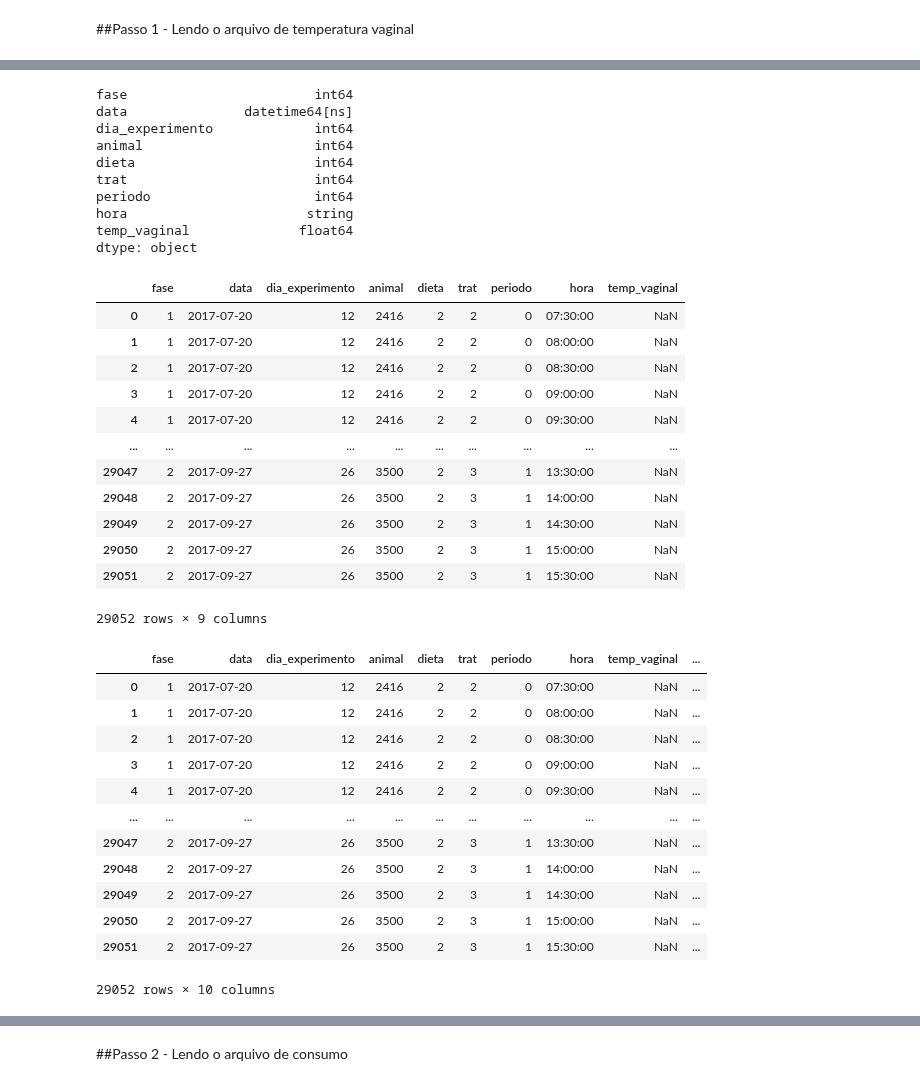
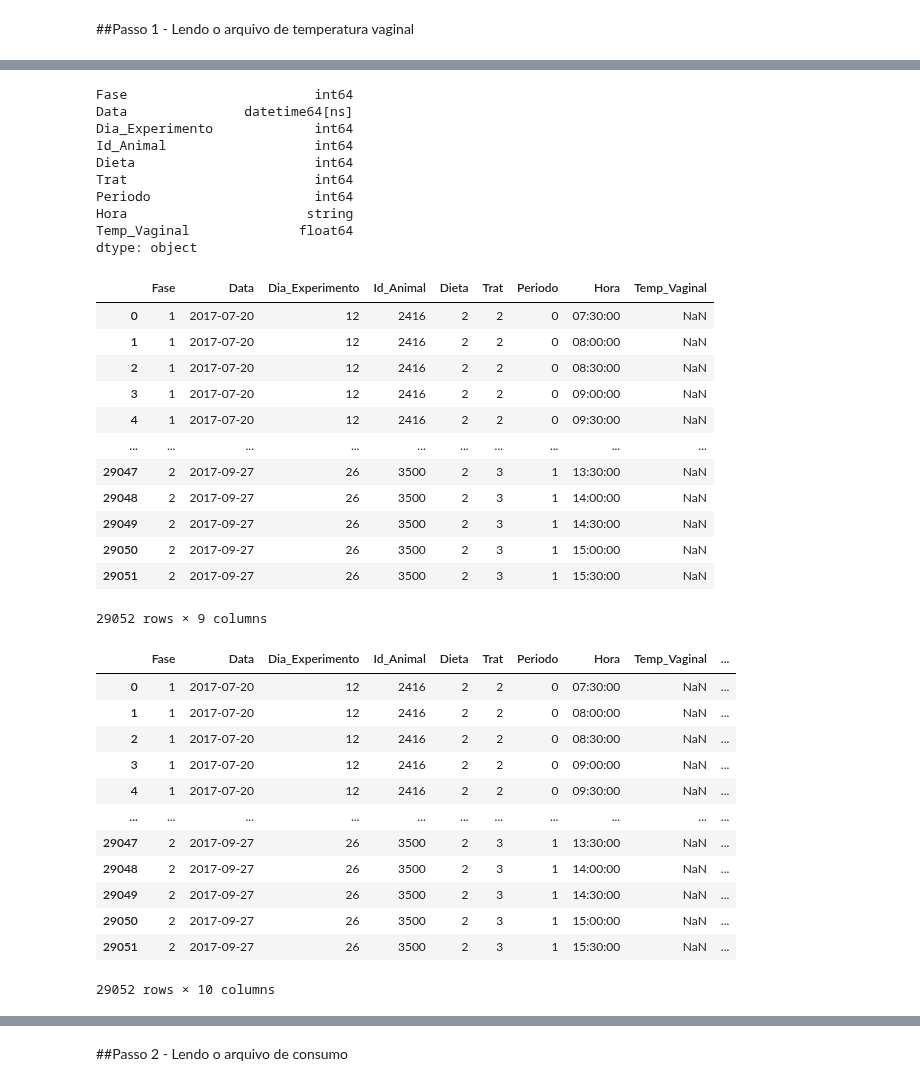
Before and after one commit to InstitutodaVinci3/vancouver, a Jupyter notebook: MedMepNewData.ipynb, the cells around one changed output, grey strips where cells are left out. Saved outputs shown, nothing was run; the diff lists cells and outputs as text; code cells hidden in the pictures.

```diff
--- a/MedMepNewData.ipynb
+++ b/MedMepNewData.ipynb
@@ -44,7 +44,7 @@ drive.mount('/content/drive')
 # %%
 #tv = pd.read_excel('/content/drive/MyDrive/MedMep/New_Data_ XLSX/TEMPERATURA_VAGINAL.xlsx')
 tv = pd.read_excel('https://raw.githubusercontent.com/InstitutodaVinci3/Vancouver/master/Experimento/TEMPERATURA_VAGINAL.xlsx'
-, names=["fase", "data", "dia_experimento", "animal", "dieta", "trat", "periodo", "hora", "temp_vaginal"])
+, names=["Fase", "Data", "Dia_Experimento", "Id_Animal", "Dieta", "Trat", "Periodo", "Hora", "Temp_Vaginal"])
 tv
 #tv = pd.read_excel(path +'TEMPERATURA_VAGINAL.xlsx', names=["fase", "data", "dia_experimento", "animal", "dieta", "trat", "periodo", "hora", "temp_vaginal"])
 # %% [output]
@@ -62,28 +62,28 @@ tv
 | 29051 | 2 | 2017-09-27 | 26 | 3500 | 2 | 3 | 1 | 1900-01-11 15:30:00 | NaN |
 29052 rows × 9 columns
 # %%
-tv['hora']=tv['hora'].astype('string')
+tv['Hora']=tv['Hora'].astype('string')
 # %%
 tv.dtypes
 # %% [output]
-fase                        int64
-data               datetime64[ns]
-dia_experimento             int64
-animal                      int64
-dieta                       int64
-trat                        int64
-periodo                     int64
-hora                       string
-temp_vaginal              float64
+Fase                        int64
+Data               datetime64[ns]
+Dia_Experimento             int64
+Id_Animal                   int64
+Dieta                       int64
+Trat                        int64
+Periodo                     int64
+Hora                       string
+Temp_Vaginal              float64
 dtype: object
 # %%
 for index, row in tv.iterrows():
-  if len(row['hora'])==19:
-    tv.loc[index,'hora'] = row['hora'][11:]
+  if len(row['Hora'])==19:
+    tv.loc[index,'Hora'] = row['Hora'][11:]
 # %%
 tv
 # %% [output]
-|  | fase | data | dia_experimento | animal | dieta | trat | periodo | hora | temp_vaginal |
+|  | Fase | Data | Dia_Experimento | Id_Animal | Dieta | Trat | Periodo | Hora | Temp_Vaginal |
 | 0 | 1 | 2017-07-20 | 12 | 2416 | 2 | 2 | 0 | 07:30:00 | NaN |
 | 1 | 1 | 2017-07-20 | 12 | 2416 | 2 | 2 | 0 | 08:00:00 | NaN |
 | 2 | 1 | 2017-07-20 | 12 | 2416 | 2 | 2 | 0 | 08:30:00 | NaN |
@@ -97,10 +97,10 @@ tv
 | 29051 | 2 | 2017-09-27 | 26 | 3500 | 2 | 3 | 1 | 15:30:00 | NaN |
 29052 rows × 9 columns
 # %%
-tv['timestamp'] = tv['data'].astype('string') + ' ' + tv['hora'].astype('string')
+tv['Timestamp'] = tv['Data'].astype('string') + ' ' + tv['Hora'].astype('string')
 tv
 # %% [output]
-|  | fase | data | dia_experimento | animal | dieta | trat | periodo | hora | temp_vaginal | ... |
+|  | Fase | Data | Dia_Experimento | Id_Animal | Dieta | Trat | Periodo | Hora | Temp_Vaginal | ... |
 | 0 | 1 | 2017-07-20 | 12 | 2416 | 2 | 2 | 0 | 07:30:00 | NaN | ... |
 | 1 | 1 | 2017-07-20 | 12 | 2416 | 2 | 2 | 0 | 08:00:00 | NaN | ... |
 | 2 | 1 | 2017-07-20 | 12 | 2416 | 2 | 2 | 0 | 08:30:00 | NaN | ... |
```
Also changed, not shown: parts of 28 cells of this notebook.
